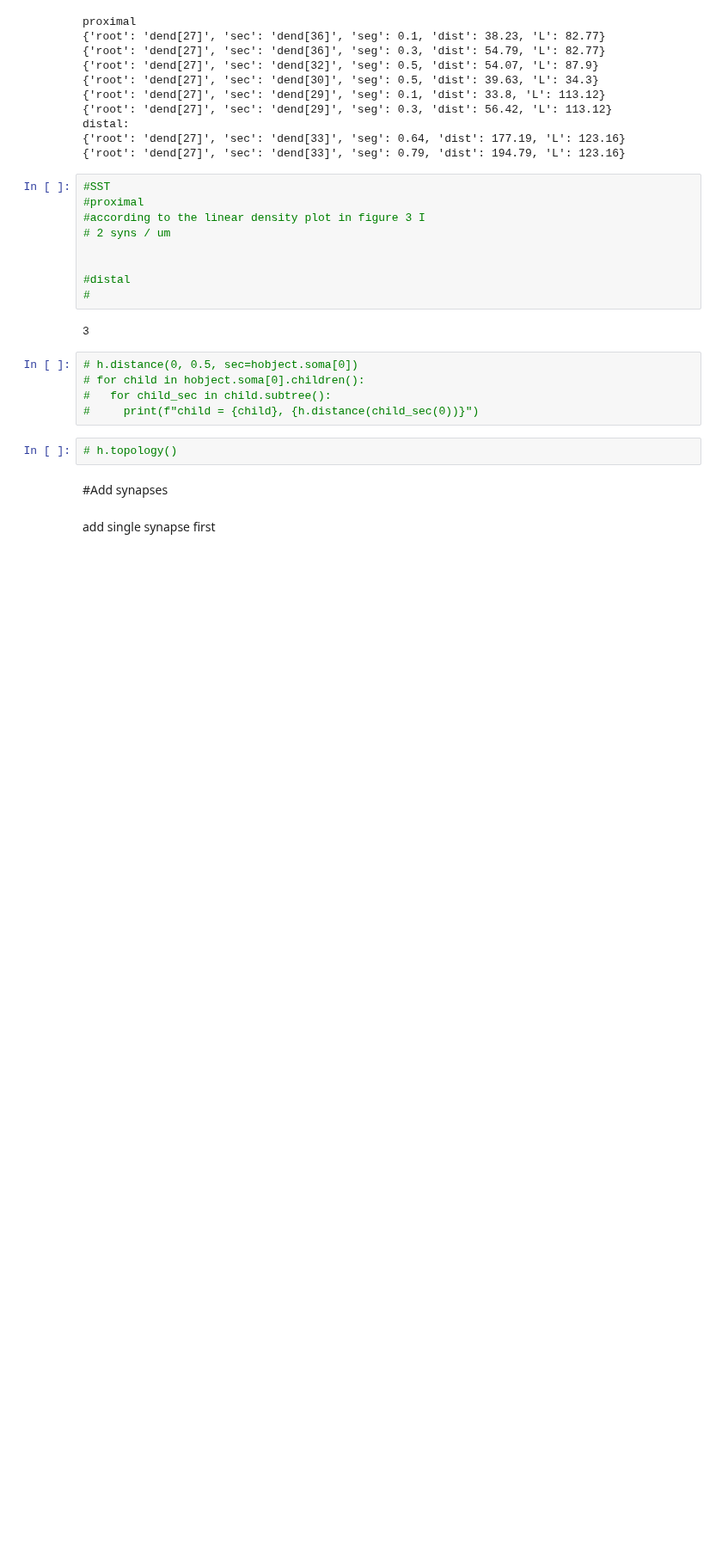
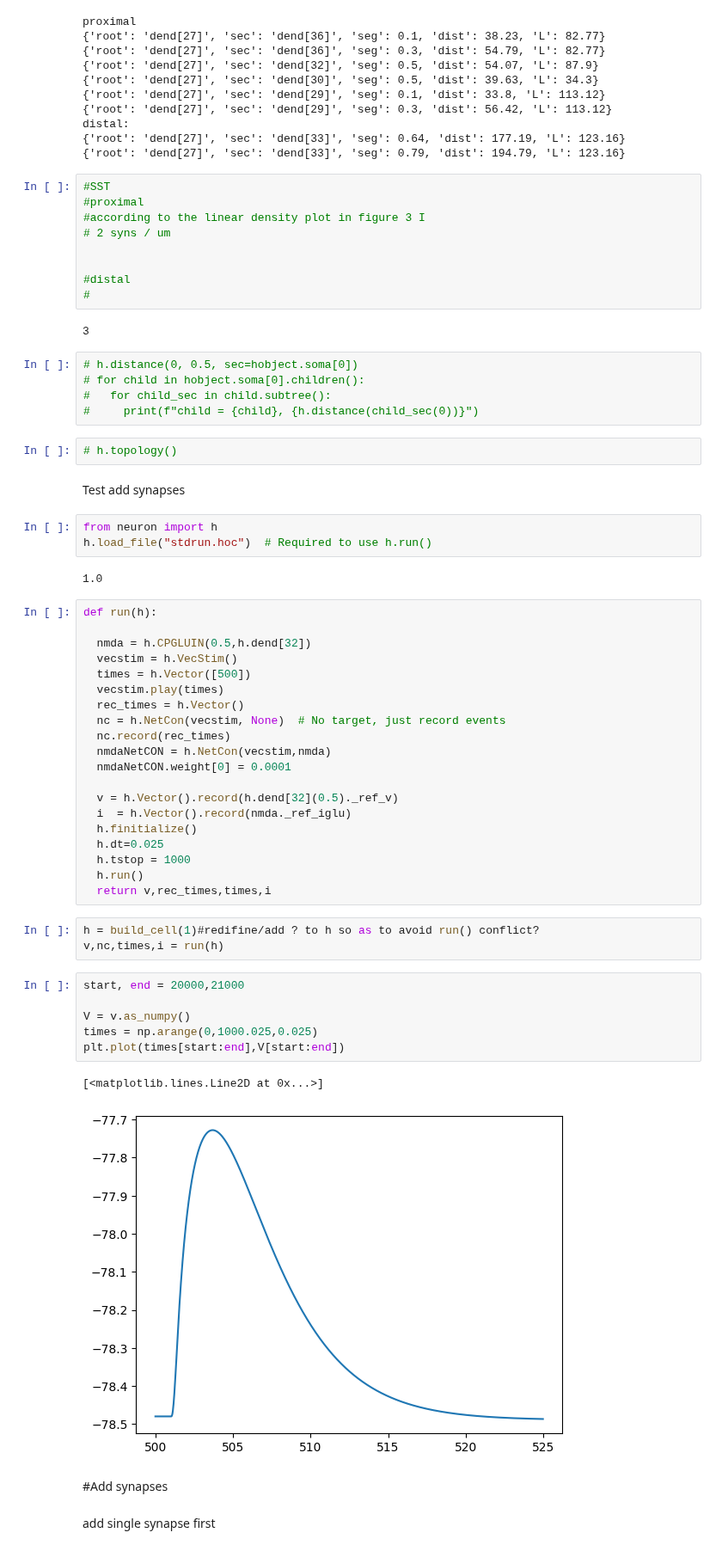
Before and after one commit to ddopp4877/single-cell-tuning, a Jupyter notebook: Segregated/test_cell.ipynb, the cells around one changed output. Shown at 86% size. Cells and saved outputs as stored; diff of their text form; blank space fills up the shorter version.

```diff
--- a/Segregated/test_cell.ipynb
+++ b/Segregated/test_cell.ipynb
@@ -555,6 +555,45 @@ distal:
 #     print(f"child = {child}, {h.distance(child_sec(0))}")
 # %%
 # h.topology()
+# %% [markdown]
+Test add synapses
+# %%
+from neuron import h
+h.load_file("stdrun.hoc")  # Required to use h.run()
+# %% [output]
+1.0
+# %%
+def run(h):
+
+  nmda = h.CPGLUIN(0.5,h.dend[32])
+  vecstim = h.VecStim()
+  times = h.Vector([500])
+  vecstim.play(times)
+  rec_times = h.Vector()
+  nc = h.NetCon(vecstim, None)  # No target, just record events
+  nc.record(rec_times)
+  nmdaNetCON = h.NetCon(vecstim,nmda)
+  nmdaNetCON.weight[0] = 0.0001
+
+  v = h.Vector().record(h.dend[32](0.5)._ref_v)
+  i  = h.Vector().record(nmda._ref_iglu)
+  h.finitialize()
+  h.dt=0.025
+  h.tstop = 1000
+  h.run()
+  return v,rec_times,times,i
+# %%
+h = build_cell(1)#redifine/add ? to h so as to avoid run() conflict?
+v,nc,times,i = run(h)
+# %%
+start, end = 20000,21000
+
+V = v.as_numpy()
+times = np.arange(0,1000.025,0.025)
+plt.plot(times[start:end],V[start:end])
+# %% [output]
+[<matplotlib.lines.Line2D at 0x...>]
+[figure, added]
 # %% [markdown]
 #Add synapses
 # %% [markdown]
```
Also changed, not shown: parts of 4 cells of this notebook.
